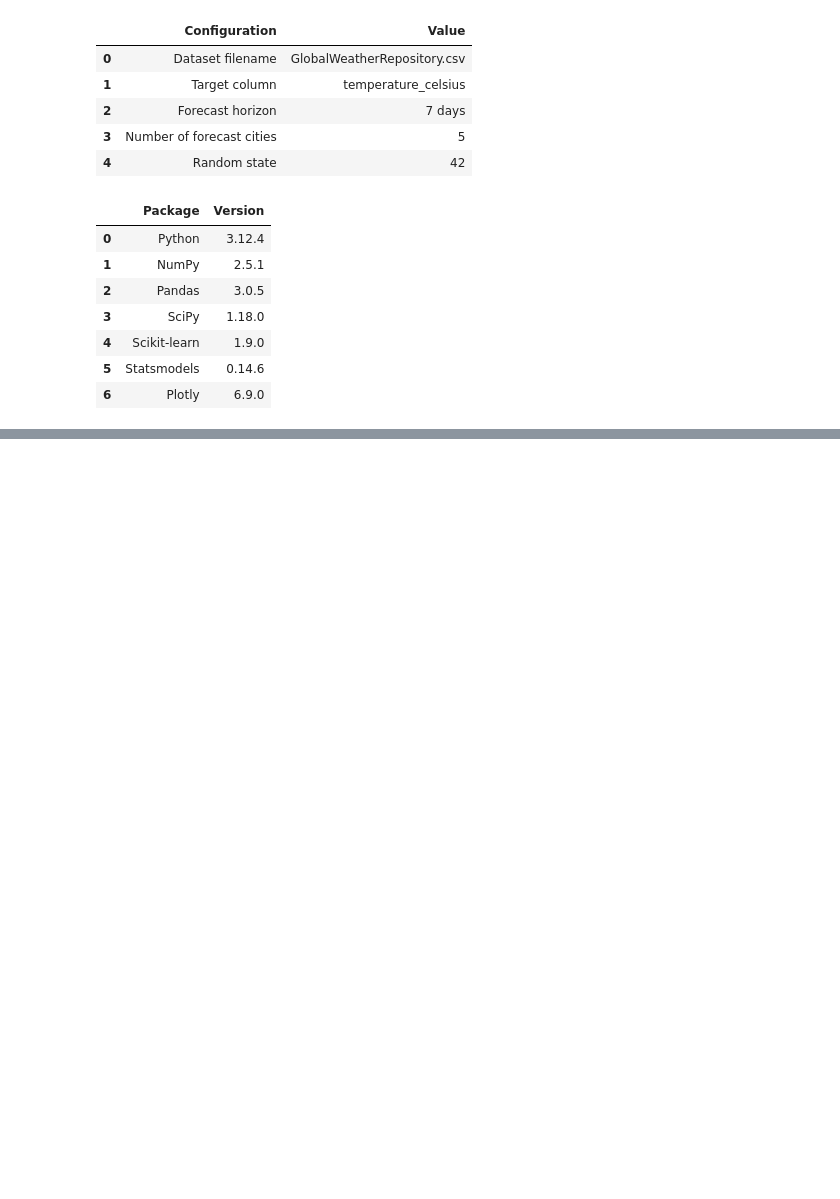
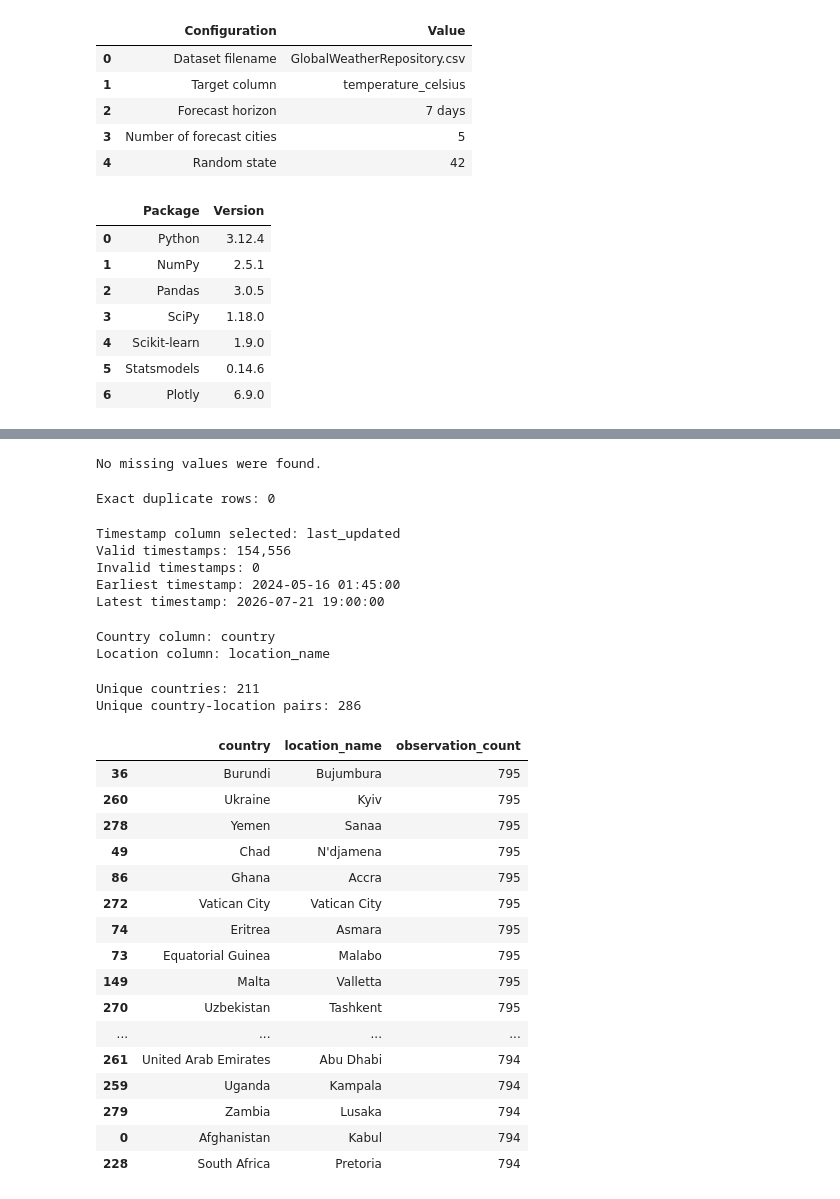
Before and after one commit to rajaraman04/Weather-Forecasting, a Jupyter notebook: weather_trend_forecasting.ipynb, the cells around one changed output, grey strips where cells are left out. Cells and saved outputs as stored; diff of their text form; code cells hidden in the pictures; blank space fills up the shorter version.

```diff
--- a/weather_trend_forecasting.ipynb
+++ b/weather_trend_forecasting.ipynb
@@ -200,0 +305,73 @@ display(version_df)
+# %%
+missing_summary = pd.DataFrame({"column": df_raw.columns,"missing_count": df_raw.isna().sum().values,"missing_percentage":df_raw.isna().mean().values*100,})
+missing_summary=missing_summary.sort_values("missing_percentage",ascending=False,).reset_index(drop=True)
+missing_columns=missing_summary[missing_summary["missing_count"]>0]
+if missing_columns.empty:
+    print("No missing values were found.")
+else:
+    display(missing_columns)
+# %% [output]
+No missing values were found.
+# %%
+dup_count = df_raw.duplicated().sum()
+print(f"Exact duplicate rows: {dup_count}")
+# %% [output]
+Exact duplicate rows: 0
+# %%
+timestamp_candidates = ["last_updated","lastupdated","last_updated_date","date","datetime",]
+Time_Col = next((column for column in timestamp_candidates if column in df_raw.columns),None,)
+if Time_Col is None:
+    raise KeyError("No expected timestamp column was found.")
+parsed_timestamp = pd.to_datetime(df_raw[Time_Col],errors="coerce")
+print(f"Timestamp column selected: {Time_Col}")
+print(f"Valid timestamps: {parsed_timestamp.notna().sum():,}")
+print(f"Invalid timestamps: {parsed_timestamp.isna().sum():,}")
+print(f"Earliest timestamp: {parsed_timestamp.min()}")
+print(f"Latest timestamp: {parsed_timestamp.max()}")
+# %% [output]
+Timestamp column selected: last_updated
+Valid timestamps: 154,556
+Invalid timestamps: 0
+Earliest timestamp: 2024-05-16 01:45:00
+Latest timestamp: 2026-07-21 19:00:00
+# %%
+country_candidates = ["country","country_name",]
+location_candidates = ["location_name","city","location",]
+Coun_Col = next((column for column in country_candidates if column in df_raw.columns),None,)
+Loc_Col = next((column for column in location_candidates if column in df_raw.columns),None,)
+if Coun_Col is None or Loc_Col is None:
+    raise KeyError("Country or location column was not found.")
+print(f"Country column: {Coun_Col}")
+print(f"Location column: {Loc_Col}")
+# %% [output]
+Country column: country
+Location column: location_name
+# %%
+number_of_countries = df_raw[Coun_Col].nunique(dropna=True)
+number_of_locations = (df_raw[[Coun_Col, Loc_Col]].drop_duplicates().shape[0])
+print(f"Unique countries: {number_of_countries}")
+print(f"Unique country-location pairs: {number_of_locations}")
+# %% [output]
+Unique countries: 211
+Unique country-location pairs: 286
+# %%
+city_observation_counts = df_raw.groupby([Coun_Col, Loc_Col],dropna=False,).size().reset_index(name="observation_count").sort_values("observation_count",ascending=False,)
+display(city_observation_counts.head(20))
+# %% [output]
+|  | country | location_name | observation_count |
+| 36 | Burundi | Bujumbura | 795 |
+| 260 | Ukraine | Kyiv | 795 |
+| 278 | Yemen | Sanaa | 795 |
+| 49 | Chad | N'djamena | 795 |
+| 86 | Ghana | Accra | 795 |
+| 272 | Vatican City | Vatican City | 795 |
+| 74 | Eritrea | Asmara | 795 |
+| 73 | Equatorial Guinea | Malabo | 795 |
+| 149 | Malta | Valletta | 795 |
+| 270 | Uzbekistan | Tashkent | 795 |
+| ... | ... | ... | ... |
+| 261 | United Arab Emirates | Abu Dhabi | 794 |
+| 259 | Uganda | Kampala | 794 |
+| 279 | Zambia | Lusaka | 794 |
+| 0 | Afghanistan | Kabul | 794 |
+| 228 | South Africa | Pretoria | 794 |
```
Also changed, not shown: parts of 14 cells of this notebook.
